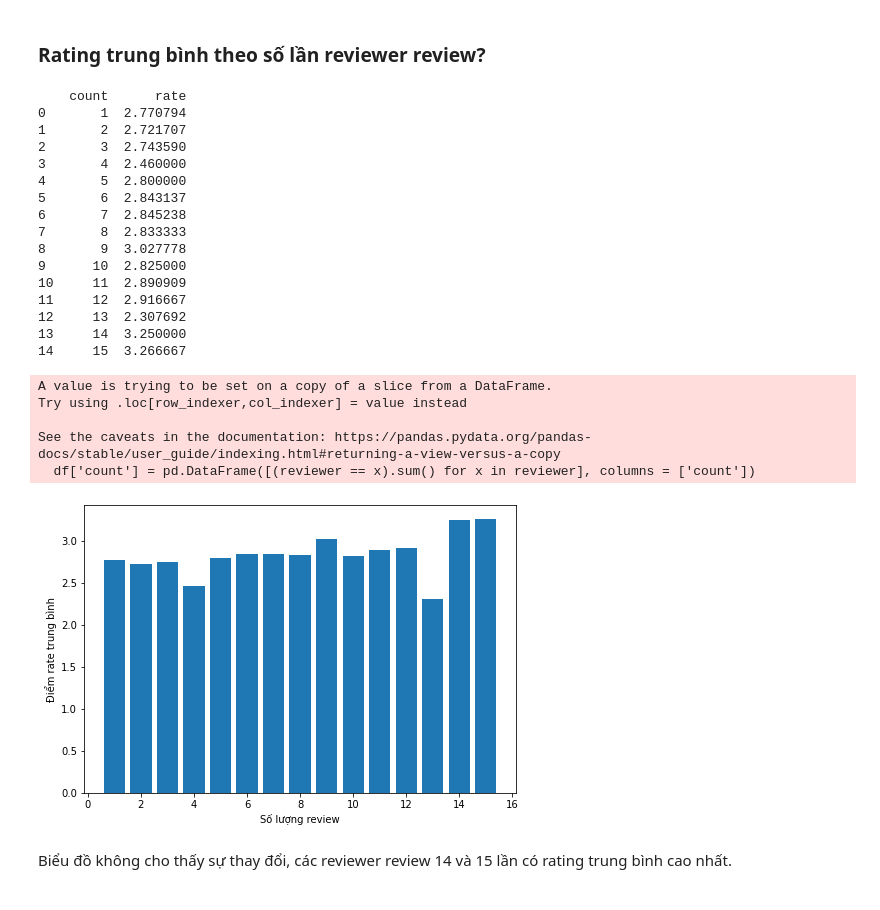
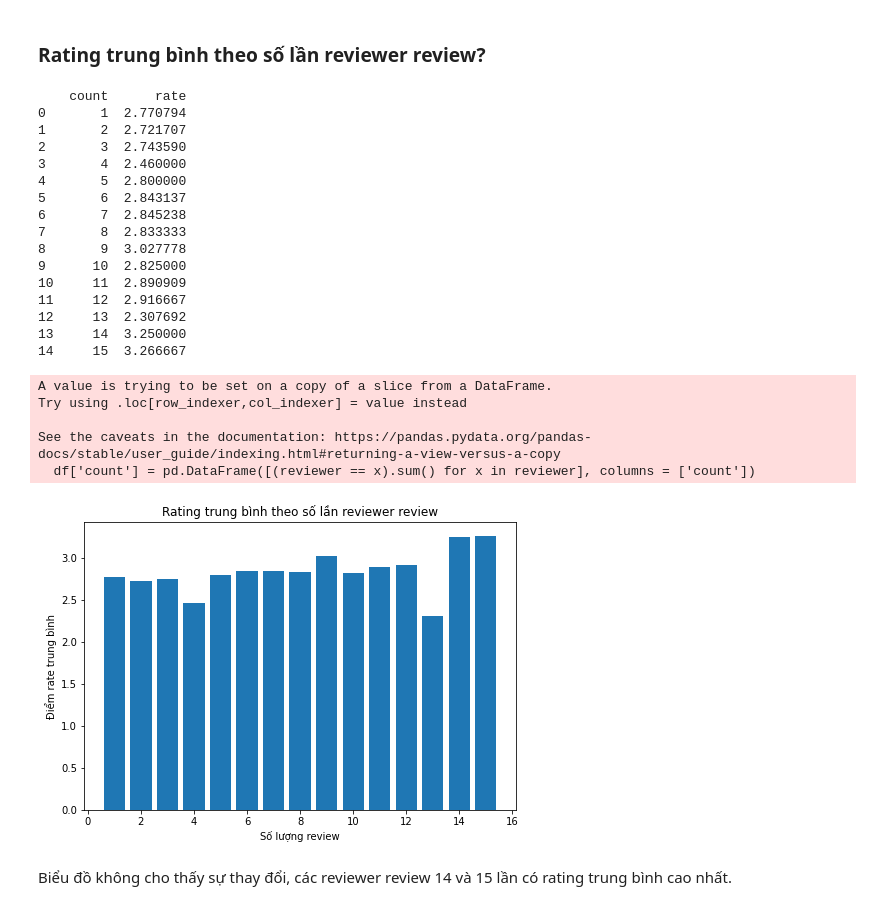
Before and after one commit to trinh172/LTKHDL_DACK, a Jupyter notebook: Final_Project.ipynb, the cells around one changed output. Cells and saved outputs as stored; diff of their text form; code cells hidden in the pictures.

```diff
--- a/Final_Project.ipynb
+++ b/Final_Project.ipynb
@@ -269,34 +271,35 @@ df = df[['rate', 'count']].groupby('count').mean().reset_index()
 
 print(df)
 fig = plt.figure()
 ax = fig.add_axes([0,0,1,1])
+ax.set_title('Rating trung bình theo số lần reviewer review')
 ax.set_ylabel("Điểm rate trung bình")
 ax.set_xlabel("Số lượng review")
 ax.bar(df['count'],df['rate'])
 plt.show()
 # %% [output]
     count      rate
 0       1  2.770794
 1       2  2.721707
 2       3  2.743590
 3       4  2.460000
 4       5  2.800000
 5       6  2.843137
 6       7  2.845238
 7       8  2.833333
 8       9  3.027778
 9      10  2.825000
 10     11  2.890909
 11     12  2.916667
 12     13  2.307692
 13     14  3.250000
 14     15  3.266667
 A value is trying to be set on a copy of a slice from a DataFrame.
 Try using .loc[row_indexer,col_indexer] = value instead
 
 See the caveats in the documentation: https://pandas.pydata.org/pandas-docs/stable/user_guide/indexing.html#returning-a-view-versus-a-copy
   df['count'] = pd.DataFrame([(reviewer == x).sum() for x in reviewer], columns = ['count'])
-[figure, old version]
+[figure, new version]
 # %% [markdown]
 Biểu đồ không cho thấy sự thay đổi, các reviewer review 14 và 15 lần có rating trung bình cao nhất.
 # %% [markdown]
```
Also changed, not shown: parts of 7 cells of this notebook.
